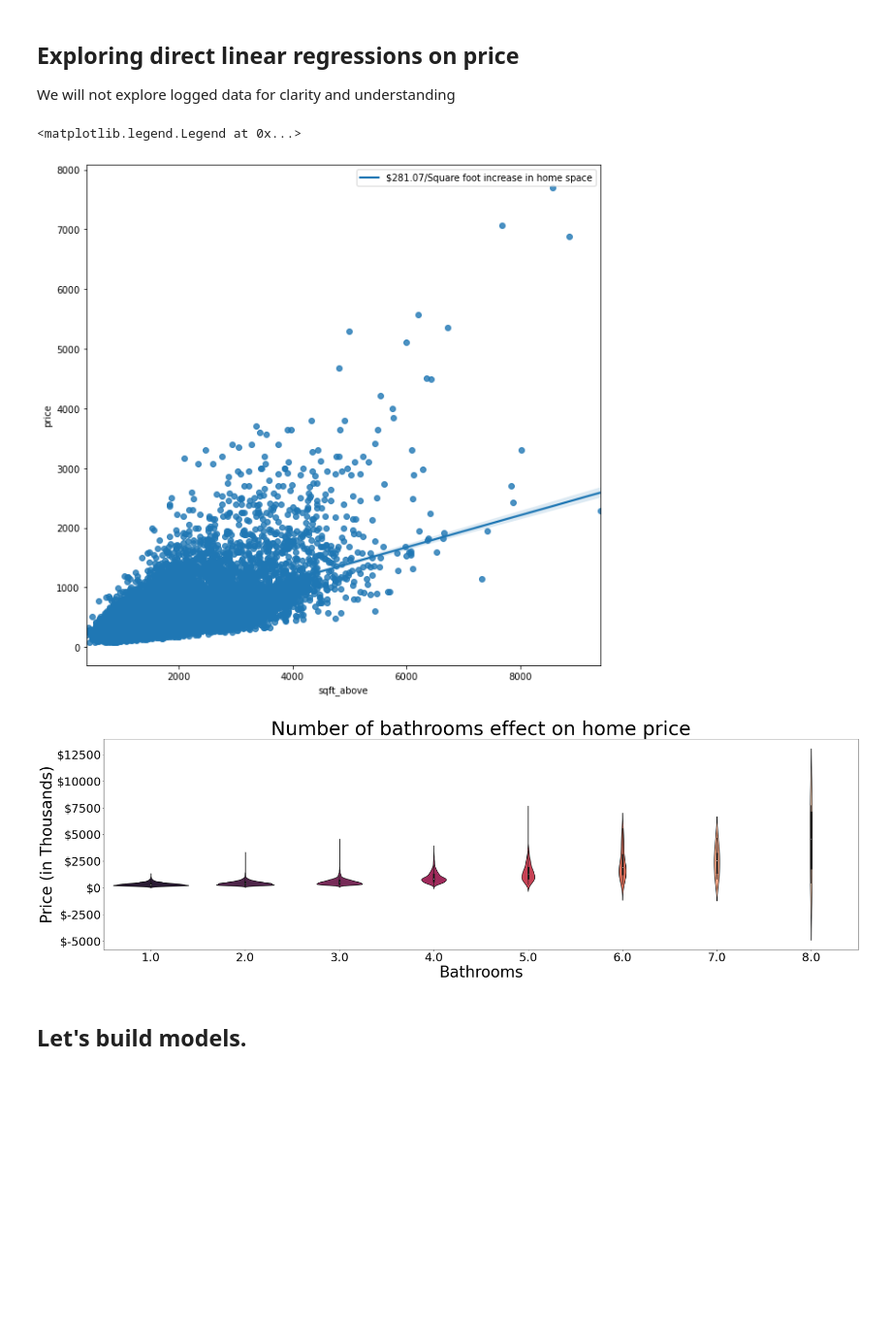
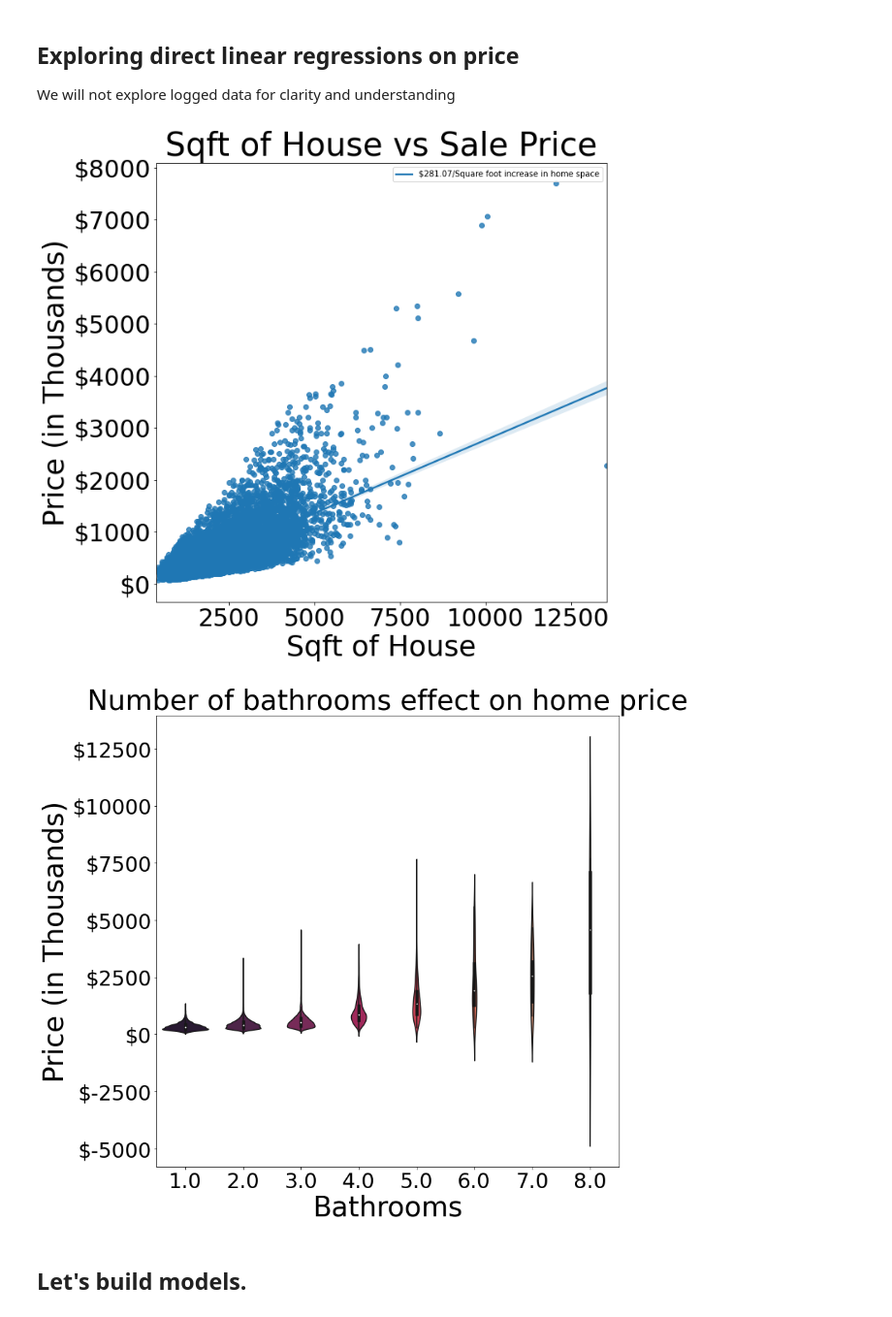
Before and after one commit to NicholasIndorf/KingCountyHousingSaleModel, a Jupyter notebook: Project2TemplateNick.ipynb, the cells around one changed output. Shown at 97% size. Cells and saved outputs as stored; diff of their text form; code cells hidden in the pictures; blank space fills up the shorter version.

```diff
--- a/Project2TemplateNick.ipynb
+++ b/Project2TemplateNick.ipynb
@@ -539,12 +555,18 @@ We will not explore logged data for clarity and understanding
 slope, intercept, r_value, p_value, std_err = stats.linregress(data["sqft_living"],data['price'])
 
 fig, ax = plt.subplots(figsize = (10,10))
-ax = sns.regplot(x=(data["sqft_above"]), y=(data['price']/1000),
+ax = sns.regplot(x=(data["sqft_living"]), y=(data['price']/1000),
                  line_kws={'label':"${0:.2f}/Square foot increase in home space".format(slope)})
 ax.legend()
+
+ax.set_title("Sqft of House vs Sale Price",fontsize=40)
+ax.set_xlabel("Sqft of House",fontsize=35)
+ax.set_ylabel("Price (in Thousands)",fontsize=35)
+ax.tick_params(labelsize=30)
+ax.yaxis.set_major_formatter('${x:1.0f}')
+plt.savefig("images/sqft_house_v_price.png")
 # %% [output]
-<matplotlib.legend.Legend at 0x...>
-[figure, old version]
+[figure, new version]
 # %%
 bathtemp = data[['price','bathrooms']]
 bathtemp.loc[bathtemp['bathrooms'] <= 1,'bathrooms'] = 1
@@ -556,17 +578,17 @@ bathtemp.loc[(bathtemp['bathrooms'] > 5) & (bathtemp['bathrooms'] <= 6),'bathroo
 bathtemp.loc[(bathtemp['bathrooms'] > 6) & (bathtemp['bathrooms'] <= 7),'bathrooms'] = 7
 bathtemp.loc[(bathtemp['bathrooms'] > 7) & (bathtemp['bathrooms'] <= 8),'bathrooms'] = 8
 # %%
-fig,ax = plt.subplots(figsize = (35,10))
+fig,ax = plt.subplots(figsize = (12,12))
 
 
 sns.violinplot(x=bathtemp['bathrooms'],y=(bathtemp['price']/1000), data = bathtemp,
                palette="rocket")
 
-ax.set_title("Number of bathrooms effect on home price",fontsize=50)
+ax.set_title("Number of bathrooms effect on home price",fontsize=40)
 ax.set_xlabel("Bathrooms",fontsize=40)
 ax.set_ylabel("Price (in Thousands)",fontsize=40)
 ax.tick_params(labelsize=30)
 ax.yaxis.set_major_formatter('${x:1.0f}')
-plt.savefig("bathrooms.png")
+plt.savefig("images/bathrooms.png")
 # %% [output]
-[figure, old version]
+[figure, new version]
```
Also changed, not shown: parts of 25 cells of this notebook, 4 other files.
